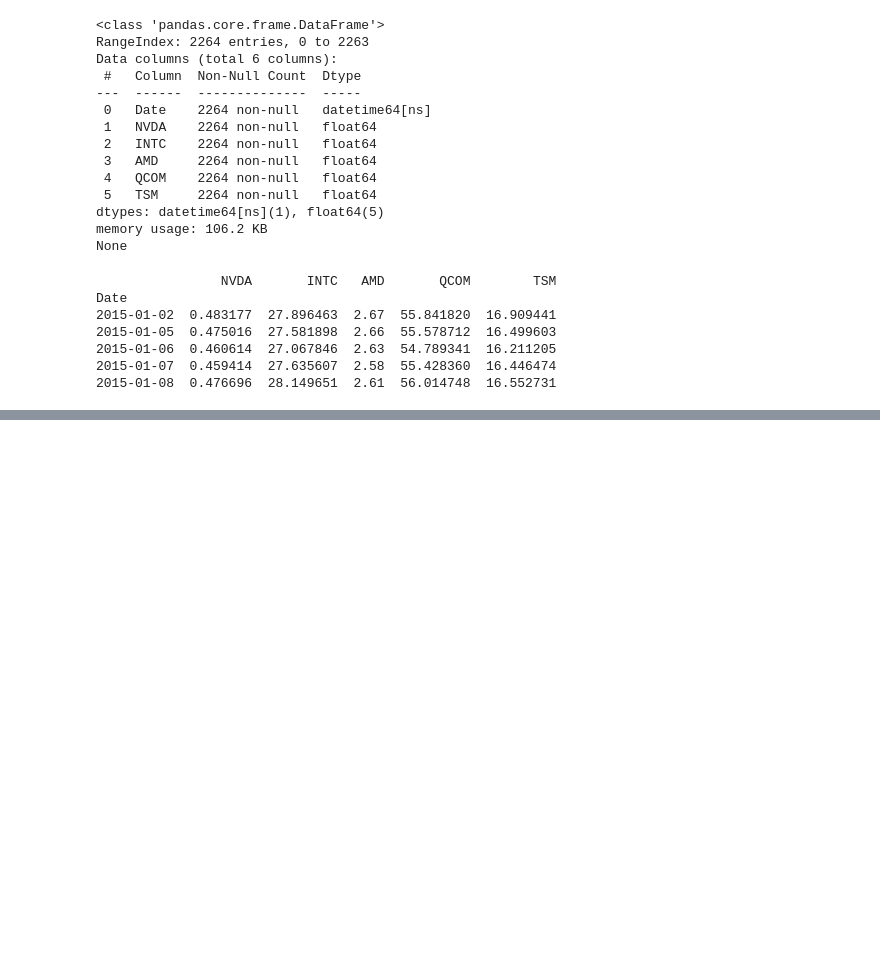
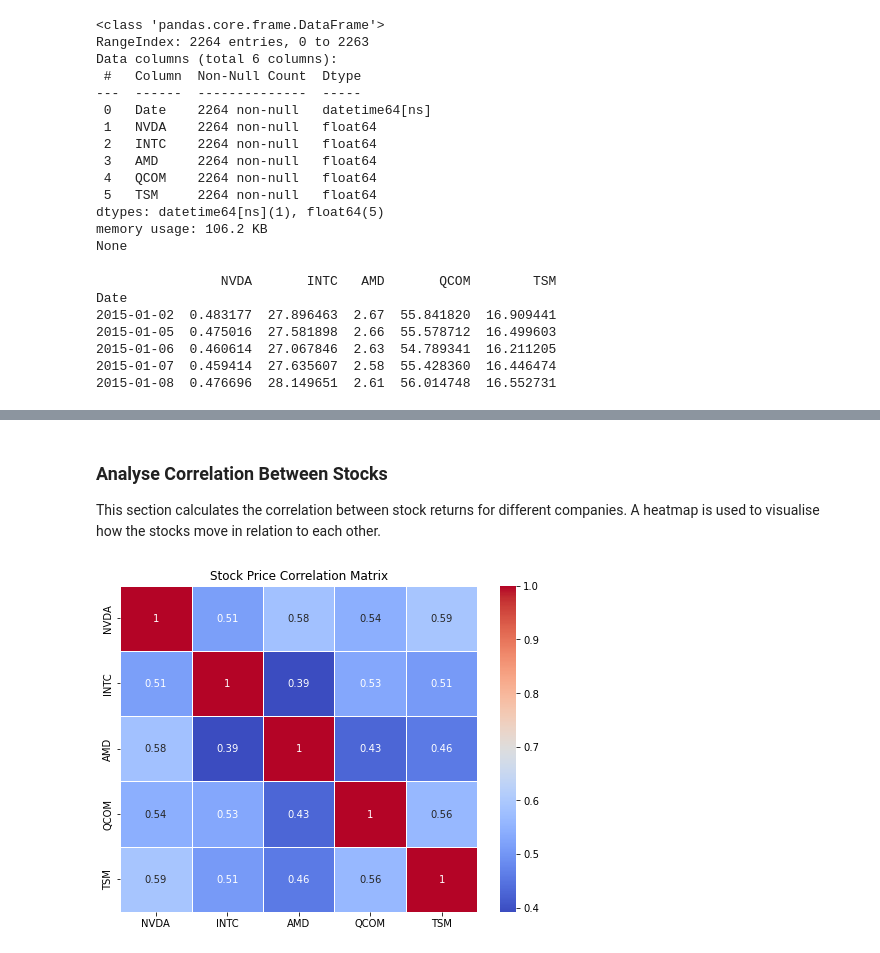
Before and after one commit to xintamosaik/Semiconductor_Stock_Analysis, a Jupyter notebook: semiconductor_stock_analysis_2015_2023.ipynb, the cells around one changed output, grey strips where cells are left out. Cells and saved outputs as stored; diff of their text form; code cells hidden in the pictures; blank space fills up the shorter version.

```diff
--- a/semiconductor_stock_analysis_2015_2023.ipynb
+++ b/semiconductor_stock_analysis_2015_2023.ipynb
@@ -98,0 +128,15 @@ Date
+# %% [markdown]
+### Analyse Correlation Between Stocks
+
+This section calculates the correlation between stock returns for different companies. A heatmap is used to visualise how the stocks move in relation to each other.
+# %%
+# Compute correlation between stock returns
+corr_matrix = returns.corr()
+
+# Plot heatmap of correlations
+plt.figure(figsize=(8, 6))
+sns.heatmap(corr_matrix, annot=True, cmap='coolwarm', linewidths=0.5)
+plt.title('Stock Price Correlation Matrix')
+plt.show()
+# %% [output]
+[figure, added]
```
Also changed, not shown: parts of 10 cells of this notebook.
